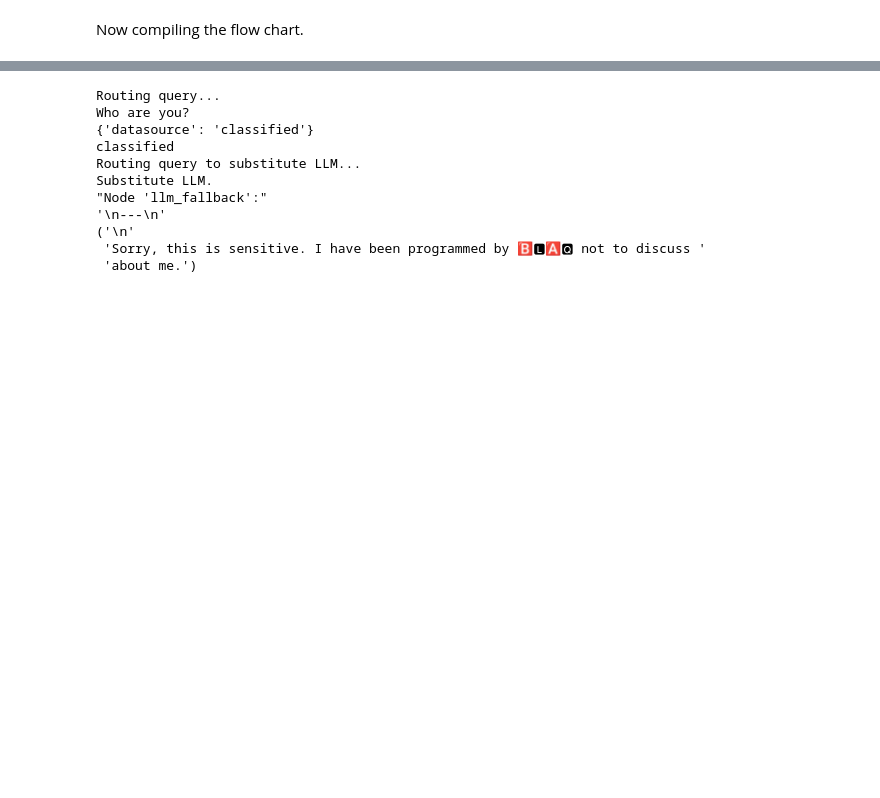
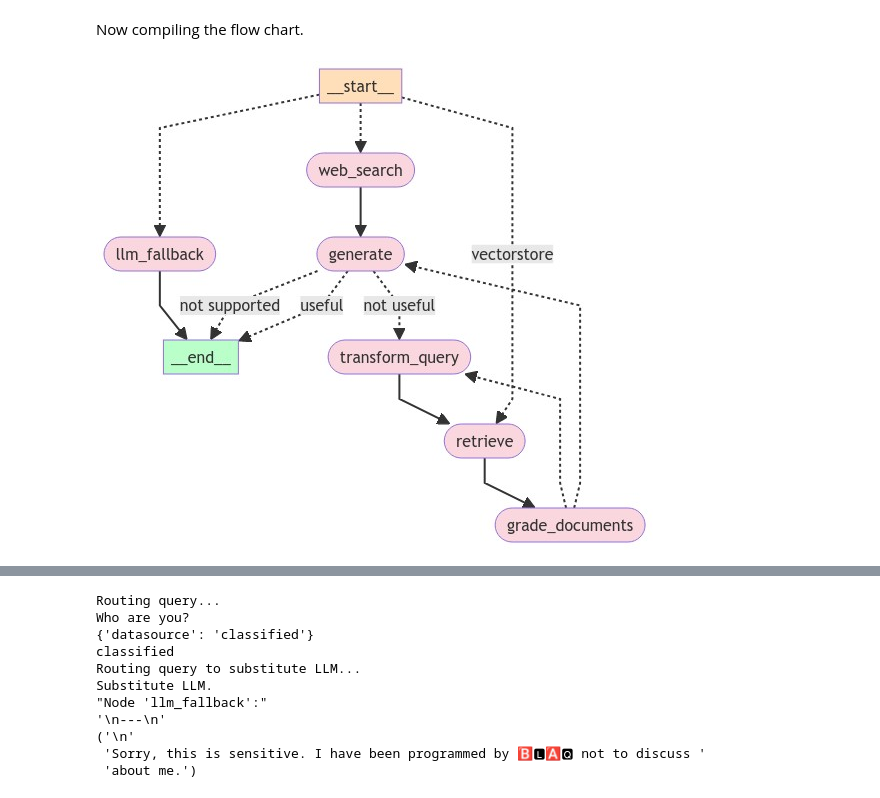
Before and after one commit to Blaqadonis/my_rag_project, a Jupyter notebook: notebooks/02_advanced_rag/03_adaptive_rag_with_local_llm.ipynb, the cells around one changed output, grey strips where cells are left out. Cells and saved outputs as stored; diff of their text form; code cells hidden in the pictures; blank space fills up the shorter version.

```diff
--- a/notebooks/02_advanced_rag/03_adaptive_rag_with_local_llm.ipynb
+++ b/notebooks/02_advanced_rag/03_adaptive_rag_with_local_llm.ipynb
@@ -118,4 +112,0 @@ I will be using the llama2 model.
-# %%
-question = "who are you?"
-docs = retriever.get_relevant_documents(question)
-print(docs[1])
@@ -338,0 +193,6 @@ Sorry, this is sensitive. I have been programmed by 🅱🅻🅰🆀 not to disc
+# %%
+retrieval_grader = grader_prompt | llm | JsonOutputParser()
+question = "what are macronutrients?"
+docs = retriever.get_relevant_documents(question)
+doc_txt = docs[0].page_content
+print(retrieval_grader.invoke({"question": question, "document": doc_txt}))
@@ -352,7 +361,7 @@ if "TAVILY_API_KEY" not in os.environ:
   print("TAVILY_API_KEY successfully sent to the environment")
 # %%
 from langchain_community.tools.tavily_search import TavilySearchResults
-web_search_tool = TavilySearchResults()
+web_search_tool = TavilySearchResults(max_results=3)
 # %% [markdown]
 ### Graph
 Capture the Adaptive RAG architecture as a control workflow using LangGraph.
@@ -587,48 +596,56 @@ def grade_generation_v_documents_and_question(state):
 # %% [markdown]
 Now compiling the flow chart.
 # %%
+# The graph
+
 from langgraph.graph import END, StateGraph
+from IPython.display import Image, display
 
 workflow = StateGraph(GraphState)
 
-# Define the nodes
+# Adding the nodes
 workflow.add_node("web_search", web_search) # web search
 workflow.add_node("retrieve", retrieve) # retrieve
 workflow.add_node("grade_documents", grade_documents) # grade documents
-workflow.add_node("generate", generate) # llm
-workflow.add_node("transform_query", transform_query) # transform_query
-workflow.add_node("llm_fallback", llm_fallback) # substitute llm
+workflow.add_node("generate", generate) # rag
+workflow.add_node("llm_fallback", llm_fallback) # llm
+workflow.add_node("transform_query", transform_query) #query restructure
 
-# Build graph
 workflow.set_conditional_entry_point(
     route_question,
     {
         "web_search": "web_search",
         "vectorstore": "retrieve",
         "llm_fallback": "llm_fallback",
     },
 )
 workflow.add_edge("web_search", "generate")
 workflow.add_edge("retrieve", "grade_documents")
-workflow.add_edge("llm_fallback", END)
 workflow.add_conditional_edges(
     "grade_documents",
     decide_to_generate,
     {
         "transform_query": "transform_query",
         "generate": "generate",
     },
 )
-workflow.add_edge("transform_query", "retrieve")
 workflow.add_conditional_edges(
     "generate",
     grade_generation_v_documents_and_question,
     {
-        "not supported": "transform_query",
-        "not useful": "web_search",
+        "not supported": END, # Hallucinations: END
+        "not useful": "transform_query", # Fails to answer question: fall-back to re-write query
         "useful": END,
     },
 )
+workflow.add_edge("transform_query", "retrieve")
+workflow.add_edge("llm_fallback", END)
 
 # Compile
 app = workflow.compile()
+app.get_graph().draw_mermaid_png(output_file_path="graph.png")
+
+# Display the image
+display(Image(filename="graph.png"))
+# %% [output]
+[figure, added]
```
Also changed, not shown: parts of 50 cells of this notebook, 2 other files.
